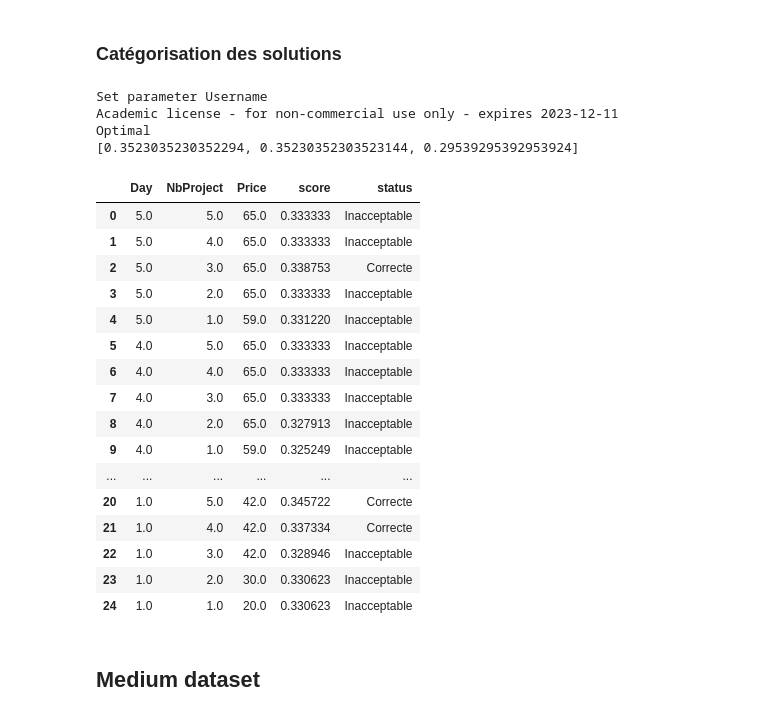
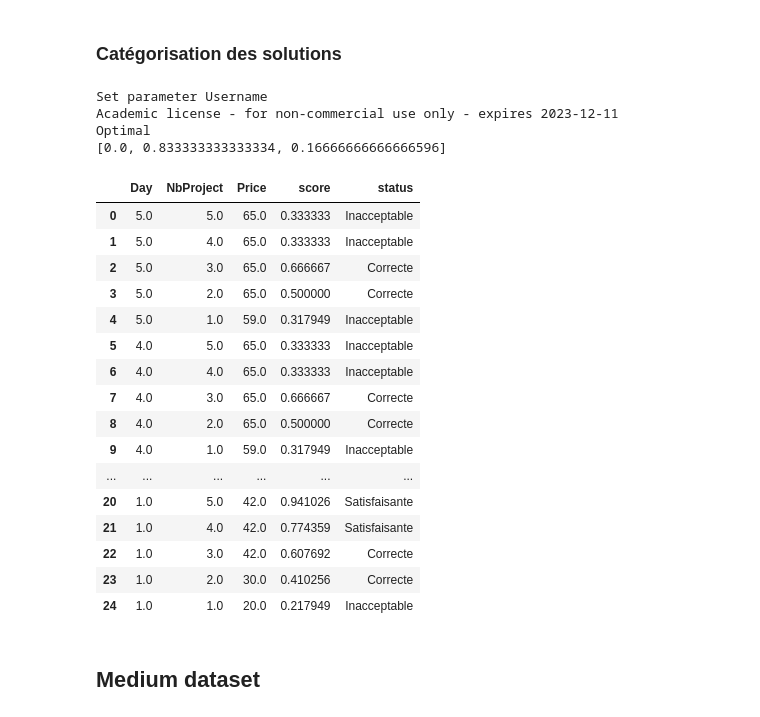
Before and after one commit to YoanGab/sdp, a Jupyter notebook: notebooks_classement_EDT/discrimination.ipynb, the cells around one changed output. Cells and saved outputs as stored; diff of their text form; code cells hidden in the pictures.

```diff
--- a/notebooks_classement_EDT/discrimination.ipynb
+++ b/notebooks_classement_EDT/discrimination.ipynb
@@ -114,13 +114,14 @@ W = {d: m.addVar(vtype=GRB.CONTINUOUS, lb=0, ub=1, name=f'w{d}') for d in range(
 
 d_plus = []
 d_moins = []
+max_results = np.max(results, axis=0)
 for j in range(num_edt):
     d_plus.append(m.addVar(vtype=GRB.CONTINUOUS, lb=0, ub=1, name=f'd_plus_{j}'))
     d_moins.append(m.addVar(vtype=GRB.CONTINUOUS, lb=0, ub=1, name=f'd_moins_{j}'))
 
 # EdtDictLinExpr : Dict[int, LinExpr]
 EdtDictLinExpr = {
-    j: quicksum([W[i] * results[j][i] for i in range(dim)]) / max(results[j]) - d_plus[
+    j: quicksum([W[i] * results[j][i] / max_results[i] for i in range(dim)]) - d_plus[
         j] + d_moins[j] for j in range(num_edt)}
 
 # Contraintes inacceptables
@@ -146,48 +147,48 @@ m.addConstr(quicksum(W.values()) == 1., name="Normalisation")
 m.params.outputflag = 0  # mode muet
 
 # -- Mise à jour du modèle  --
 m.update()
 
 m.setObjective(quicksum(d_plus[j] + d_moins[j] for j in range(num_edt)), GRB.MAXIMIZE)
 
 m.optimize()
 if m.status == GRB.INFEASIBLE:
     print("Infasible")
 if m.status == GRB.UNBOUNDED:
     print("Unbounded")
 if m.status == GRB.OPTIMAL:
     weights = [W[i].x for i in range(dim)]
     print("Optimal")
     print(weights)
 
 scores = [EdtDictLinExpr[j].getValue() for j in range(num_edt)]
 results_pd['score'] = scores
 results_pd['status'] = results_pd['score'].apply(
     lambda x: 'Inacceptable' if x < 1 / 3 else (
         'Correcte' if x < 2 / 3 else 'Satisfaisante'))
 results_pd
 # %% [output]
 Set parameter Username
 Academic license - for non-commercial use only - expires 2023-12-11
 Optimal
-[0.3523035230352294, 0.35230352303523144, 0.29539295392953924]
+[0.0, 0.833333333333334, 0.16666666666666596]
 |  | Day | NbProject | Price | score | status |
 | 0 | 5.0 | 5.0 | 65.0 | 0.333333 | Inacceptable |
 | 1 | 5.0 | 4.0 | 65.0 | 0.333333 | Inacceptable |
-| 2 | 5.0 | 3.0 | 65.0 | 0.338753 | Correcte |
-| 3 | 5.0 | 2.0 | 65.0 | 0.333333 | Inacceptable |
-| 4 | 5.0 | 1.0 | 59.0 | 0.331220 | Inacceptable |
+| 2 | 5.0 | 3.0 | 65.0 | 0.666667 | Correcte |
+| 3 | 5.0 | 2.0 | 65.0 | 0.500000 | Correcte |
+| 4 | 5.0 | 1.0 | 59.0 | 0.317949 | Inacceptable |
 | 5 | 4.0 | 5.0 | 65.0 | 0.333333 | Inacceptable |
 | 6 | 4.0 | 4.0 | 65.0 | 0.333333 | Inacceptable |
-| 7 | 4.0 | 3.0 | 65.0 | 0.333333 | Inacceptable |
-| 8 | 4.0 | 2.0 | 65.0 | 0.327913 | Inacceptable |
-| 9 | 4.0 | 1.0 | 59.0 | 0.325249 | Inacceptable |
+| 7 | 4.0 | 3.0 | 65.0 | 0.666667 | Correcte |
+| 8 | 4.0 | 2.0 | 65.0 | 0.500000 | Correcte |
+| 9 | 4.0 | 1.0 | 59.0 | 0.317949 | Inacceptable |
 | ... | ... | ... | ... | ... | ... |
-| 20 | 1.0 | 5.0 | 42.0 | 0.345722 | Correcte |
-| 21 | 1.0 | 4.0 | 42.0 | 0.337334 | Correcte |
-| 22 | 1.0 | 3.0 | 42.0 | 0.328946 | Inacceptable |
-| 23 | 1.0 | 2.0 | 30.0 | 0.330623 | Inacceptable |
-| 24 | 1.0 | 1.0 | 20.0 | 0.330623 | Inacceptable |
+| 20 | 1.0 | 5.0 | 42.0 | 0.941026 | Satisfaisante |
+| 21 | 1.0 | 4.0 | 42.0 | 0.774359 | Satisfaisante |
+| 22 | 1.0 | 3.0 | 42.0 | 0.607692 | Correcte |
+| 23 | 1.0 | 2.0 | 30.0 | 0.410256 | Correcte |
+| 24 | 1.0 | 1.0 | 20.0 | 0.217949 | Inacceptable |
 # %% [markdown]
 ## Medium dataset
 # %% [markdown]
```
Also changed, not shown: parts of 2 cells of this notebook.
